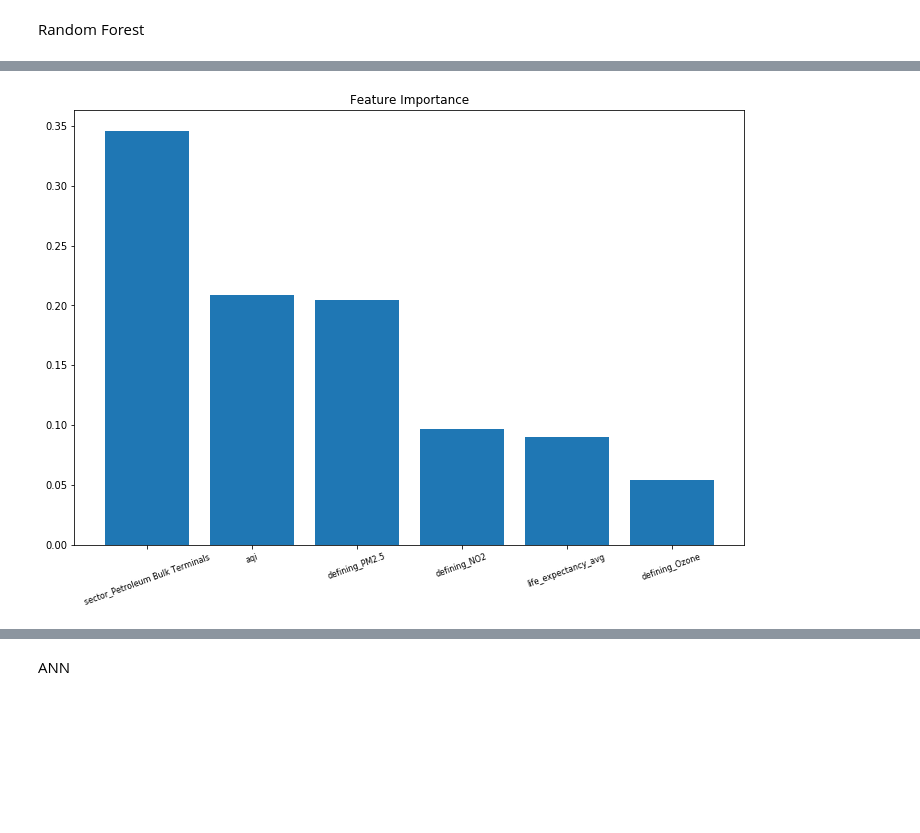
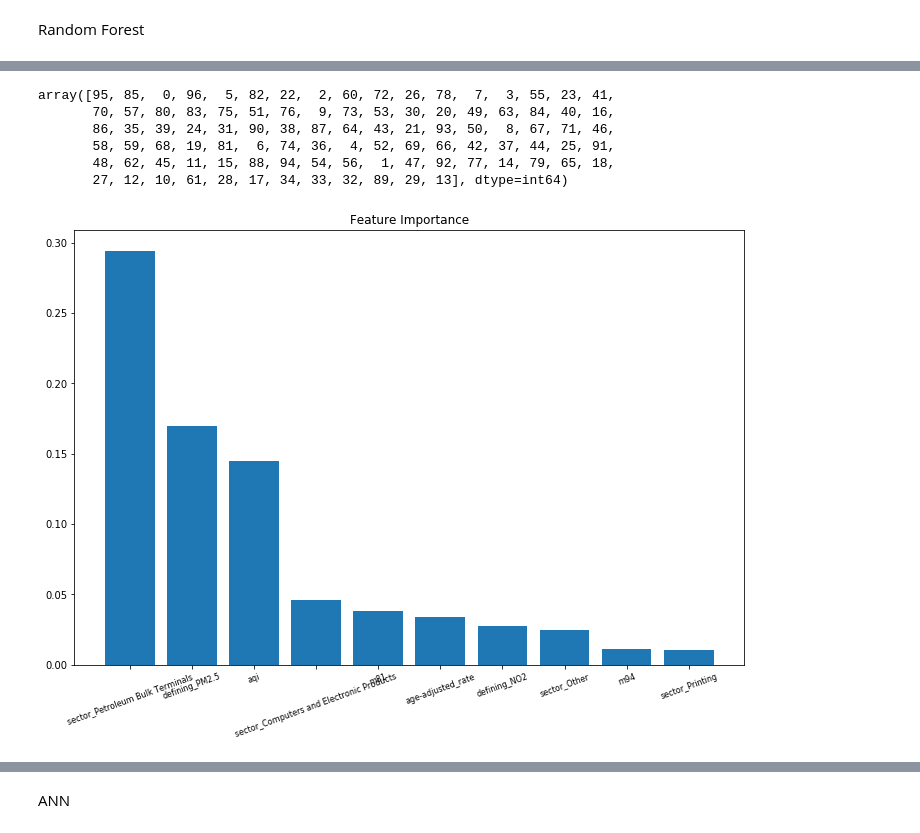
Before and after one commit to adharangaonkar/Health-Consequences-of-Increasing-AQI-and-Industrial-Waste, a Jupyter notebook: Health Consequences of Increasing AQI and Industrial Waste.ipynb, the cells around one changed output, grey strips where cells are left out. Saved outputs shown, nothing was run; the diff lists cells and outputs as text; code cells hidden in the pictures; blank space fills up the shorter version.

Commit message:
Update Health Consequences of Increasing AQI and Industrial Waste.ipynb
Decision Tree Regeressor and Multiple Output Forest

```diff
--- a/Health Consequences of Increasing AQI and Industrial Waste.ipynb
+++ b/Health Consequences of Increasing AQI and Industrial Waste.ipynb
@@ -419 +881,8 @@ yy = np.array(y)
+# %%
+y = df[['cancer_Brain and Other Nervous System', 'cancer_Breast', 'cancer_Cervix Uteri', 'cancer_Colon and Rectum',
+'cancer_Corpus Uteri', 'cancer_Esophagus', 'cancer_Gallbladder', 'cancer_Kidney and Renal Pelvis', 'cancer_Larynx',
+'cancer_Leukemias', 'cancer_Liver', 'cancer_Lung and Bronchus', 'cancer_Melanoma of the Skin', 'cancer_Myeloma',
+'cancer_Non-Hodgkin Lymphoma', 'cancer_Oral Cavity and Pharynx', 'cancer_Ovary', 'cancer_Pancreas', 'cancer_Prostate',
+'cancer_Stomach', 'cancer_Thyroid', 'cancer_Urinary Bladder, invasive and in situ']]
+#yy = np.array(y)
 # %%
@@ -448,0 +900,15 @@ yy.shape
+# %%
+# random forest for multioutput regression
+from sklearn.datasets import make_regression
+from sklearn.ensemble import RandomForestRegressor
+# create datasets
+#X, y = make_regression(n_samples=1000, n_features=100, n_informative=5, n_targets=22, random_state=1)
+# define model
+model = RandomForestRegressor()
+# fit model
+model.fit(X, y)
+# make a prediction
+#data_in = [[-2.02220122, 0.31563495, 0.82797464, -0.30620401, 0.16003707, -1.44411381, 0.87616892, -0.50446586, 0.23009474, 0.76201118]]
+#yhat = model.predict(data_in)
+# summarize prediction
+#print(yhat[0])
@@ -449,5 +928,5 @@ yy.shape
 # %%
-X_train, X_test, y_train, y_test = train_test_split(Xx, yy, test_size=0.33, random_state=42)
+X_train, X_test, y_train, y_test = train_test_split(X, y, test_size=0.33, random_state=42)
 # %%
 rf_model.fit(X_train, y_train)
 # %% [output]
@@ -472,15 +1143,36 @@ array([0.20898017, 0.0540798 , 0.09642565, 0.34593976, 0.20414316,
+# %%
+indices
+# %% [output]
+array([95, 85,  0, 96,  5, 82, 22,  2, 60, 72, 26, 78,  7,  3, 55, 23, 41,
+       70, 57, 80, 83, 75, 51, 76,  9, 73, 53, 30, 20, 49, 63, 84, 40, 16,
+       86, 35, 39, 24, 31, 90, 38, 87, 64, 43, 21, 93, 50,  8, 67, 71, 46,
+       58, 59, 68, 19, 81,  6, 74, 36,  4, 52, 69, 66, 42, 37, 44, 25, 91,
+       48, 62, 45, 11, 15, 88, 94, 54, 56,  1, 47, 92, 77, 14, 79, 65, 18,
+       27, 12, 10, 61, 28, 17, 34, 33, 32, 89, 29, 13], dtype=int64)
 # %%
+# plt.figure(figsize=(12,8))
+# indices = np.argsort(importances)[::-1]
+# names = [X.columns[i] for i in indices]
+# #names = names[:10]
+# # Barplot: Add bars
+# plt.bar(range(X.shape[1]), importances[indices])
+# # Add feature names as x-axis labels
+# plt.xticks(range(X.shape[1]), names, rotation=20, fontsize = 8)
+# # Create plot title
+# plt.title("Feature Importance")
+# # Show plot
+# plt.show()
 plt.figure(figsize=(12,8))
 indices = np.argsort(importances)[::-1]
 names = [X.columns[i] for i in indices]
-names
+names = names[:10]
 # Barplot: Add bars
-plt.bar(range(X.shape[1]), importances[indices])
+plt.bar(range(10), importances[indices[:10]])
 # Add feature names as x-axis labels
-plt.xticks(range(X.shape[1]), names, rotation=20, fontsize = 8)
+plt.xticks(range(10), names, rotation=20, fontsize = 8)
 # Create plot title
 plt.title("Feature Importance")
 # Show plot
 plt.show()
 # %% [output]
-[figure, old version]
+[figure, new version]
```
Also changed, not shown: parts of 63 cells of this notebook.
